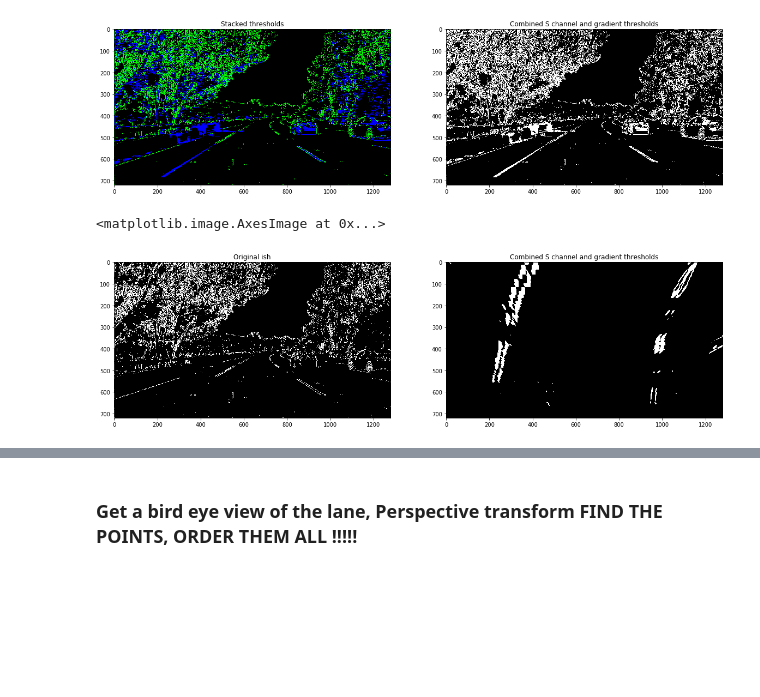
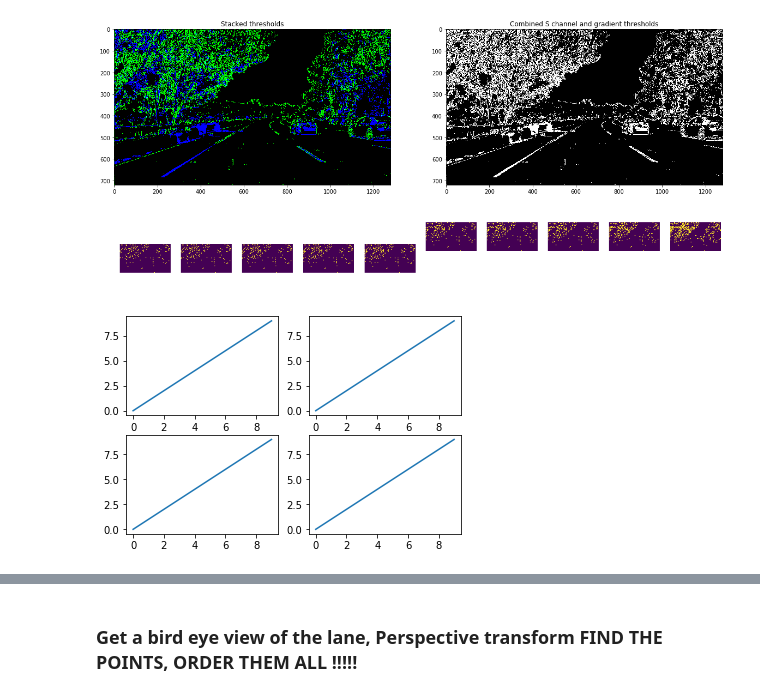
Before and after one commit to leclair-7/CarND-Advanced-Lane-Lines, a Jupyter notebook: Advanced-Lane-Finding.ipynb, the cells around one changed output, grey strips where cells are left out. Cells and saved outputs as stored; diff of their text form; code cells hidden in the pictures; blank space fills up the shorter version.

```diff
--- a/Advanced-Lane-Finding.ipynb
+++ b/Advanced-Lane-Finding.ipynb
@@ -342,32 +344,64 @@ def abs_sobel_thresh(img, orient='x', thresh=(0, 255) ):
 
     #numpy zeros_like --> Returns an array of zeros with the same shape and type as a given array.
     thresh_min = thresh[0]
     thresh_max = thresh[1]
 
     #new image array with zeros
     sxbinary = np.zeros_like(scaled_sobel)
 
     #make anything with the inputted thresholds 1
     sxbinary[(scaled_sobel >= thresh_min) & (scaled_sobel <= thresh_max)] = 1
 
     return sxbinary
 
 img  = mpimg.imread('./test_images/test5.jpg')
 
 img2 = abs_sobel_thresh(img, 'x',(20,100))
 img3 = mag_thresh(img, 3, (50, 100))
 
 unwarped = unwarp(img2)
 
 unwarped = cv2.blur(unwarped,(5,5))
 
 # Plotting thresholded images
+'''
 f, (ax1, ax2) = plt.subplots(1, 2, figsize=(20,10))
 ax1.set_title('Original ish')
 ax1.imshow(img2, cmap='gray')
 
 ax2.set_title('Combined S channel and gradient thresholds')
 ax2.imshow(unwarped, cmap='gray')
+'''
+row_len=10
+col = 1
+plt.figure(figsize=(15,2))
+
+fig, ax = plt.subplots(nrows=2, ncols=5)
+
+for i in range(row_len):
+    if 60+20*i > 255:
+        break
+    if i % 5 ==0 and i != 0:
+        col +=1
+    img_try = abs_sobel_thresh(img, 'x',(20,60+20*i))
+
+    plt.subplot(col,row_len,i+1)
+    plt.imshow(img_try)
+    plt.axis('off');
 # %% [output]
-<matplotlib.image.AxesImage at 0x...>
-[figure, old version]
+[figure, new version]
+# %%
+import matplotlib.pyplot as plt
+
+x = range(10)
+y = range(10)
+
+fig, ax = plt.subplots(nrows=2, ncols=2)
+
+for row in ax:
+    for col in row:
+        col.plot(x, y)
+
+plt.show()
+# %% [output]
+[figure, added]
```
Also changed, not shown: parts of 3 cells of this notebook.
